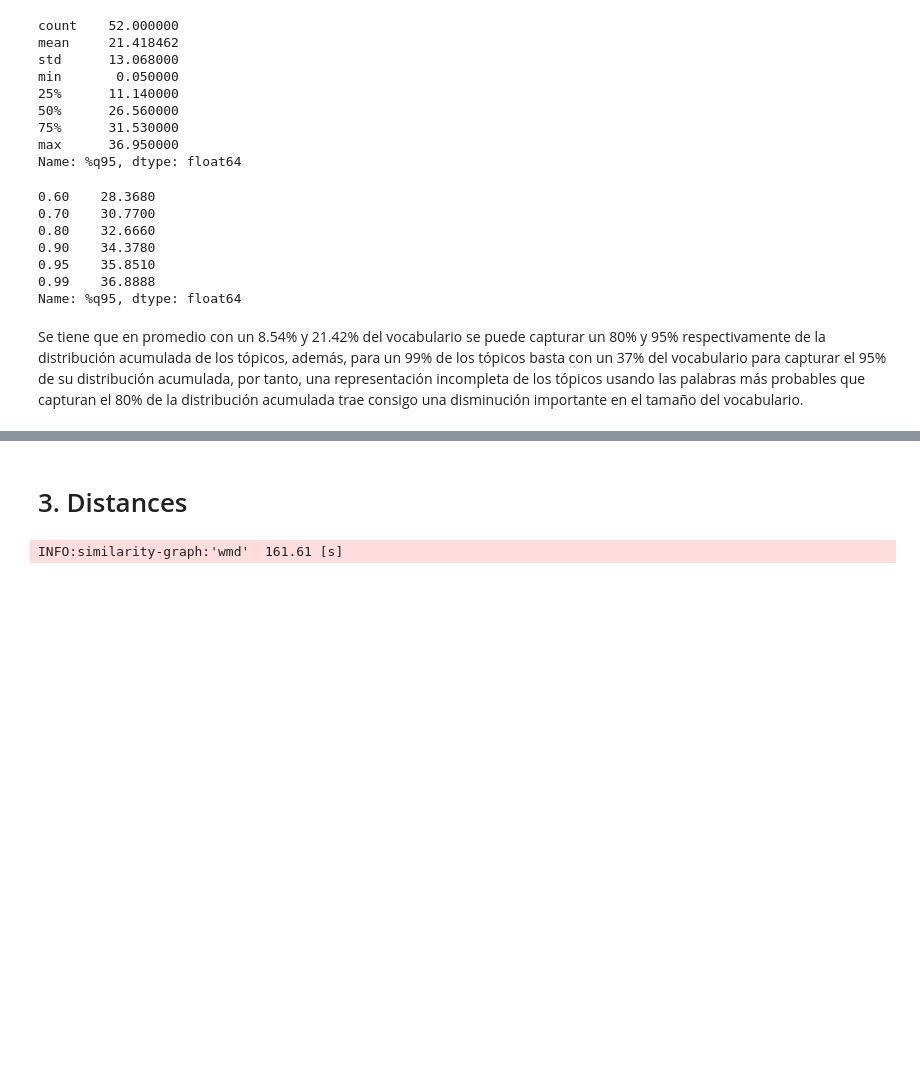
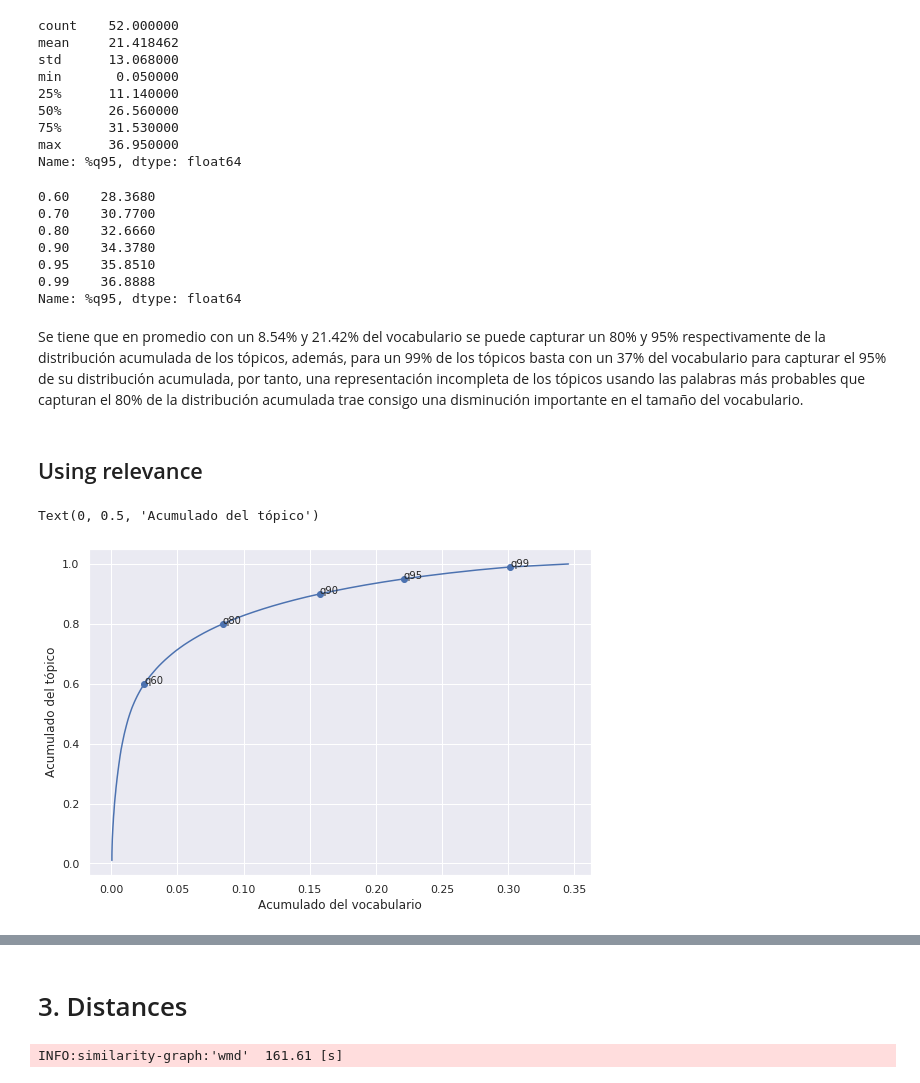
Before and after one commit to dgarridoa/tesis, a Jupyter notebook: dhdp/wmd_analysis.ipynb, the cells around one changed output, grey strips where cells are left out. Drawn from its saved outputs; the diff is of its cells as text; code cells hidden in the pictures; blank space fills up the shorter version.

Commit message:
WMD with topic relevance

```diff
--- a/dhdp/wmd_analysis.ipynb
+++ b/dhdp/wmd_analysis.ipynb
@@ -21,8 +22,9 @@ True
 # %% [markdown]
 # 1. Load Data
 # %%
-corpus_path = f'{os.getenv("CORPUS")}{os.getenv("SLICE_TYPE")}'
-files_dict = sorted([file for file in os.listdir(corpus_path) if ".dict" in file])
+corpus_dir = f'{os.getenv("CORPUS")}{os.getenv("SLICE_TYPE")}'
+corpus_files = sorted([file for file in os.listdir(corpus_dir) if bool(re.match("corpus_\d*.mm$", file))])
+dict_files = sorted([file for file in os.listdir(corpus_dir) if ".dict" in file])
 models_path = f'{os.getenv("RESULTS")}hdp/{os.getenv("SLICE_TYPE")}'
 models_dir = sorted(os.listdir(models_path))
 
@@ -30,8 +32,17 @@ slices = range(1, len(models_dir)+1)
 data = {}
 for slice in slices:
     # load dictionary {word->id}
-    dict_path = f'{corpus_path}/{files_dict[slice-1]}'
+    dict_path = f'{corpus_dir}/{dict_files[slice-1]}'
     token2id = Dictionary.load(dict_path).token2id
+
+    # get term probability
+    corpus_path = f'{corpus_dir}/{corpus_files[slice-1]}'
+    corpus = BleiCorpus(corpus_path)
+    term_frequency = np.zeros(len(token2id))
+    for doc in corpus:
+        for (id_word, freq) in doc:
+            term_frequency[id_word]+=freq
+    term_probability = term_frequency/term_frequency.sum()
 
     # load topics distributions
     topics_path = f'{models_path}/{models_dir[slice-1]}/mode-topics.dat'
@@ -39,8 +50,8 @@ for slice in slices:
         topics = np.array([[int(word) for word in line.strip().split()] for line in f])
     topics_dists = (topics.T/topics.sum(axis=1)).T
 
-    #save data in a dict
-    data[slice] = {"token2id": token2id, "topics_dists": topics_dists}
+    # save data in a dict
+    data[slice] = {"token2id": token2id, "topics_dists": topics_dists, "term_probability": term_probability}
 # %% [markdown]
 # 2. Topic distributions
 # %%
@@ -72,7 +83,7 @@ def get_quantile(array, q):
     return quantile
 
 
-def get_mean_cum_dist(data):
+def get_mean_cum_dist(data, alpha=1):
     """
     Get %vocab used to satisfy certain level of cum dist
     """
@@ -81,9 +92,11 @@ def get_mean_cum_dist(data):
     vocab_cum_dist = []
     for slice in slices:
         topics = data[slice]["topics_dists"]
+        term_probability = data[slice]["term_probability"]
         K, V = topics.shape
         for k in range(K):
-            cum_dist = np.array([get_quantile(topics[k], q) for q in  quantiles])/V
+            topic_weights = relevance(topics[k], term_probability, alpha)
+            cum_dist = np.array([get_quantile(topic_weights, q) for q in  quantiles])/V
             vocab_cum_dist.append(cum_dist)
     vocab_cum_dist = np.array(vocab_cum_dist).mean(axis=0)
 
@@ -167,3 +180,13 @@ df_q95["%q95"].quantile([0.6, 0.7, 0.8, 0.9, 0.95, 0.99])
 Name: %q95, dtype: float64
 # %% [markdown]
 Se tiene que en promedio con un 8.54% y 21.42% del vocabulario se puede capturar un 80% y 95% respectivamente de la distribución acumulada de los tópicos, además, para un 99% de los tópicos basta con un 37% del vocabulario para capturar el 95% de su distribución acumulada, por tanto, una representación incompleta de los tópicos usando las palabras más probables que capturan el 80% de la distribución acumulada trae consigo una disminución importante en el tamaño del vocabulario.
+# %% [markdown]
+## Using relevance
+# %%
+topics_cum_dist = get_mean_cum_dist(data, alpha=0)
+ax = cum_dist_plot(topics_cum_dist)
+ax.set_xlabel("Acumulado del vocabulario")
+ax.set_ylabel("Acumulado del tópico")
+# %% [output]
+Text(0, 0.5, 'Acumulado del tópico')
+[figure, added]
```
Also changed, not shown: parts of 6 cells of this notebook, 1 other file.
